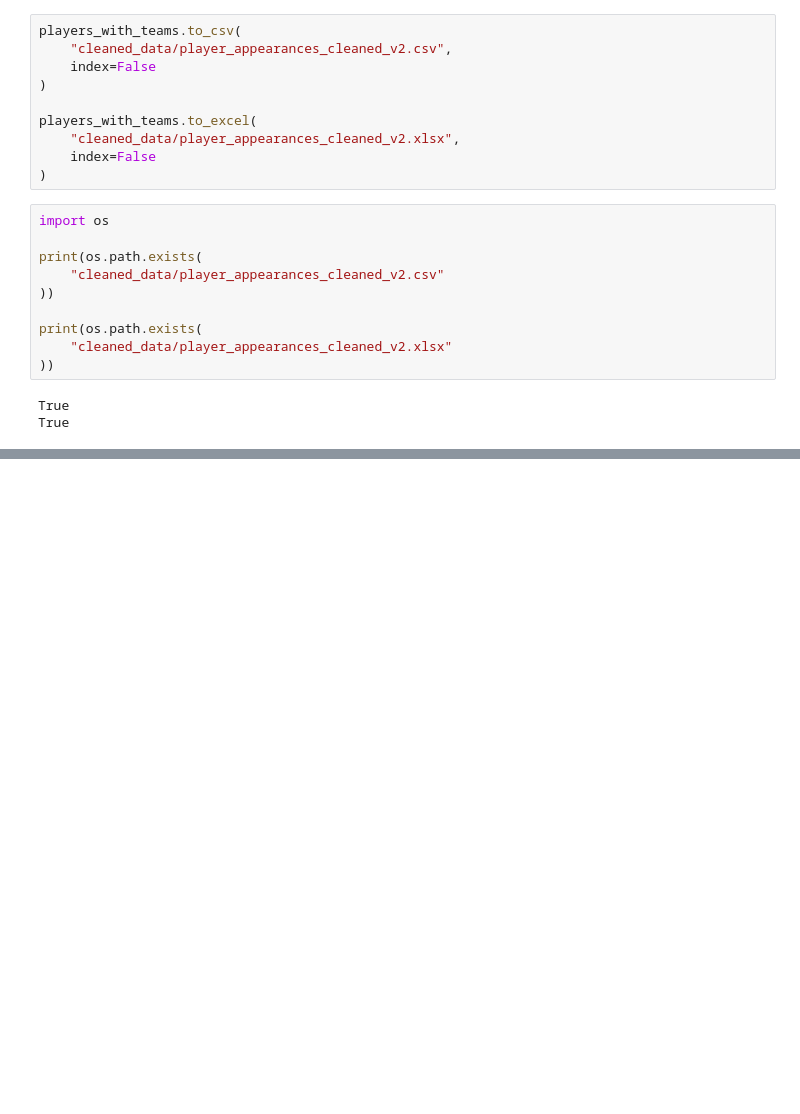
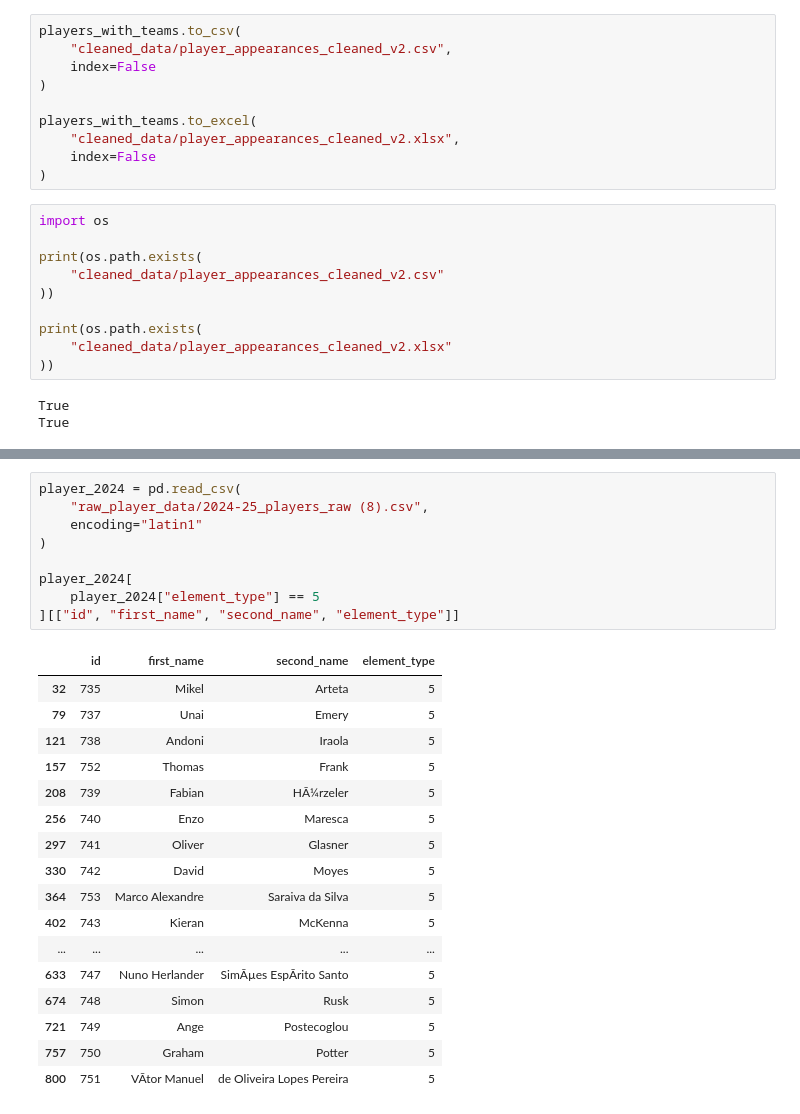
Before and after one commit to clellandjw/CMPT491_1, a Jupyter notebook: 491_2/combined_2.ipynb, the cells around one changed output, grey strips where cells are left out. Cells and saved outputs as stored; diff of their text form; blank space fills up the shorter version.

```diff
--- a/491_2/combined_2.ipynb
+++ b/491_2/combined_2.ipynb
@@ -1266,0 +1405,27 @@ True
+# %%
+player_2024 = pd.read_csv(
+    "raw_player_data/2024-25_players_raw (8).csv",
+    encoding="latin1"
+)
+
+player_2024[
+    player_2024["element_type"] == 5
+][["id", "first_name", "second_name", "element_type"]]
+# %% [output]
+|  | id | first_name | second_name | element_type |
+| 32 | 735 | Mikel | Arteta | 5 |
+| 79 | 737 | Unai | Emery | 5 |
+| 121 | 738 | Andoni | Iraola | 5 |
+| 157 | 752 | Thomas | Frank | 5 |
+| 208 | 739 | Fabian | HÃ¼rzeler | 5 |
+| 256 | 740 | Enzo | Maresca | 5 |
+| 297 | 741 | Oliver | Glasner | 5 |
+| 330 | 742 | David | Moyes | 5 |
+| 364 | 753 | Marco Alexandre | Saraiva da Silva | 5 |
+| 402 | 743 | Kieran | McKenna | 5 |
+| ... | ... | ... | ... | ... |
+| 633 | 747 | Nuno Herlander | SimÃµes EspÃ­rito Santo | 5 |
+| 674 | 748 | Simon | Rusk | 5 |
+| 721 | 749 | Ange | Postecoglou | 5 |
+| 757 | 750 | Graham | Potter | 5 |
+| 800 | 751 | VÃ­tor Manuel | de Oliveira Lopes Pereira | 5 |
```
Also changed, not shown: parts of 22 cells of this notebook, 3 other files.
